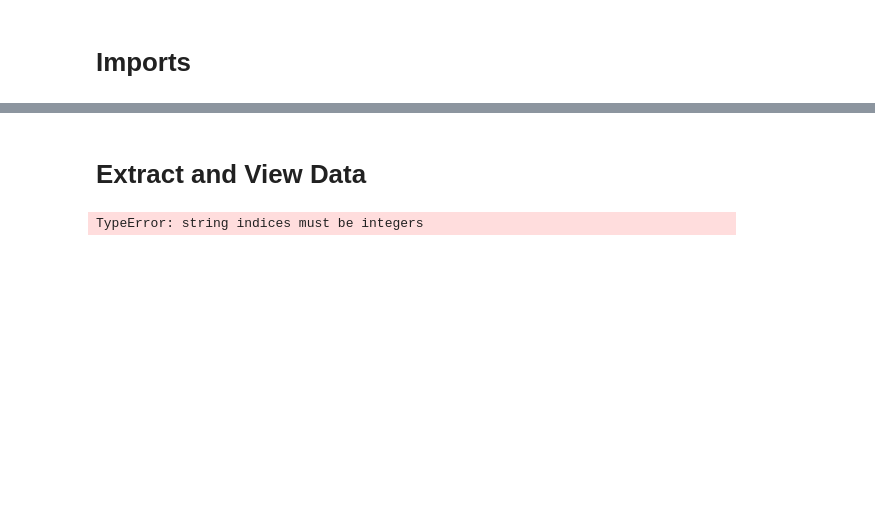
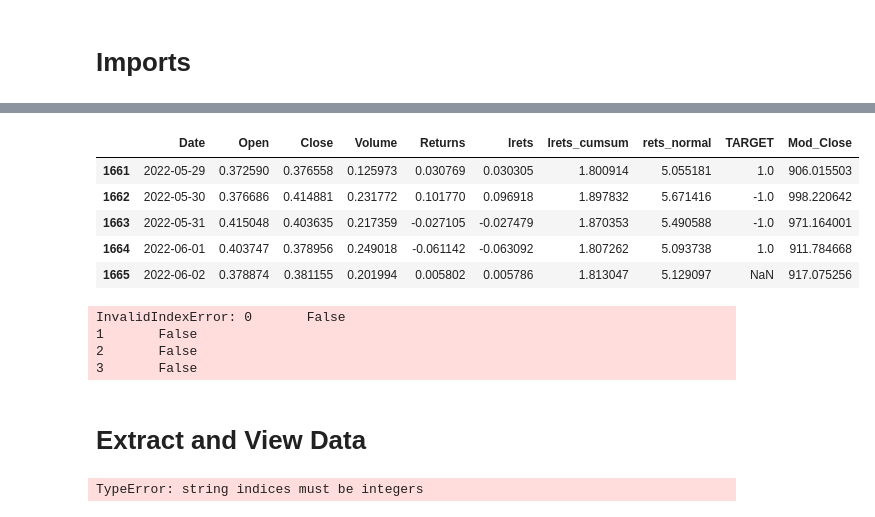
Before and after one commit to vvvipindsm/angle_one_algp, a Jupyter notebook: MLTrading/PRIMERS/2-Pandas-101.ipynb, the cells around one changed output, grey strips where cells are left out. Saved outputs shown, nothing was run; the diff lists cells and outputs as text; code cells hidden in the pictures; blank space fills up the shorter version.

```diff
--- a/MLTrading/PRIMERS/2-Pandas-101.ipynb
+++ b/MLTrading/PRIMERS/2-Pandas-101.ipynb
@@ -7 +7,4 @@ from pandas_datareader.data import DataReader
 import matplotlib.pyplot as plt
+# %%
+df = pd.read_csv("pandas_test.csv")
+df.head()
@@ -8,3 +18,19 @@ import matplotlib.pyplot as plt
+# %%
+df.tail()
+# %% [output]
+|  | Date | Open | Close | Volume | Returns | lrets | lrets_cumsum | rets_normal | TARGET | Mod_Close |
+| 1661 | 2022-05-29 | 0.372590 | 0.376558 | 0.125973 | 0.030769 | 0.030305 | 1.800914 | 5.055181 | 1.0 | 906.015503 |
+| 1662 | 2022-05-30 | 0.376686 | 0.414881 | 0.231772 | 0.101770 | 0.096918 | 1.897832 | 5.671416 | -1.0 | 998.220642 |
+| 1663 | 2022-05-31 | 0.415048 | 0.403635 | 0.217359 | -0.027105 | -0.027479 | 1.870353 | 5.490588 | -1.0 | 971.164001 |
+| 1664 | 2022-06-01 | 0.403747 | 0.378956 | 0.249018 | -0.061142 | -0.063092 | 1.807262 | 5.093738 | 1.0 | 911.784668 |
+| 1665 | 2022-06-02 | 0.378874 | 0.381155 | 0.201994 | 0.005802 | 0.005786 | 1.813047 | 5.129097 | NaN | 917.075256 |
+# %%
+df.loc[df.Close > 0.2:1]
+# %% [output]
+InvalidIndexError: 0       False
+1       False
+2       False
+3       False
 # %% [markdown]
 # Extract and View Data
 # %%
```
Also changed, not shown: parts of 2 cells of this notebook, 7 other files.
